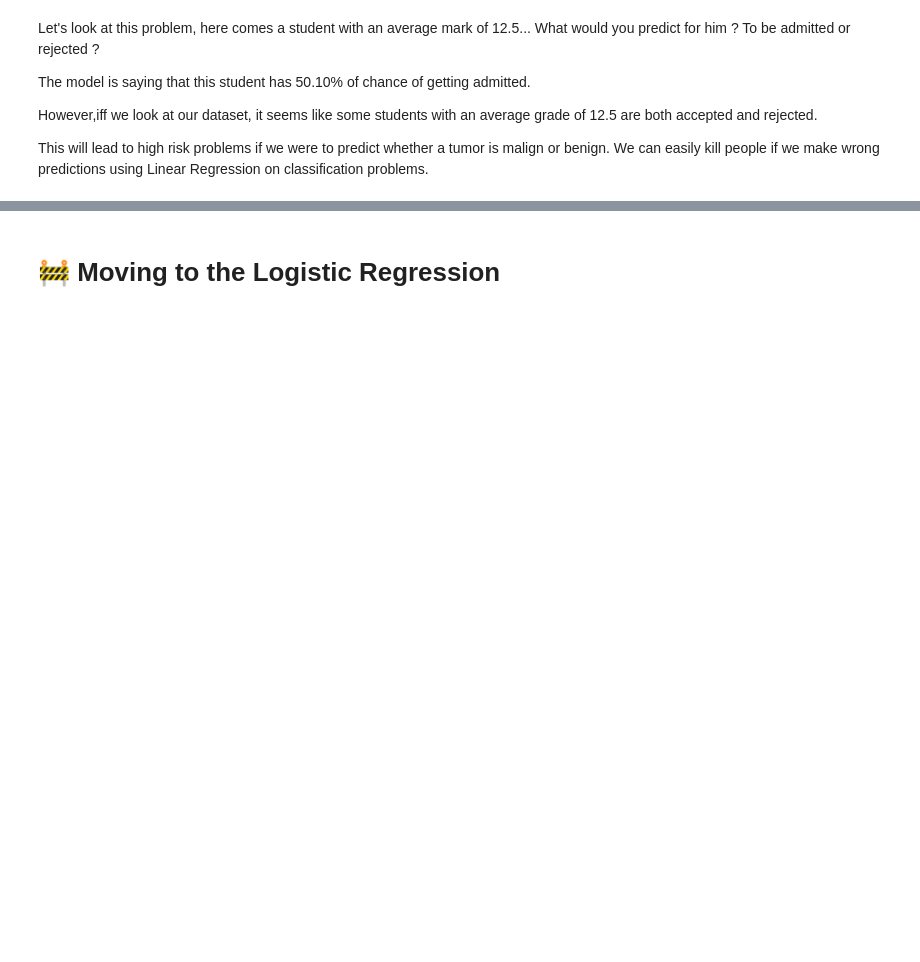
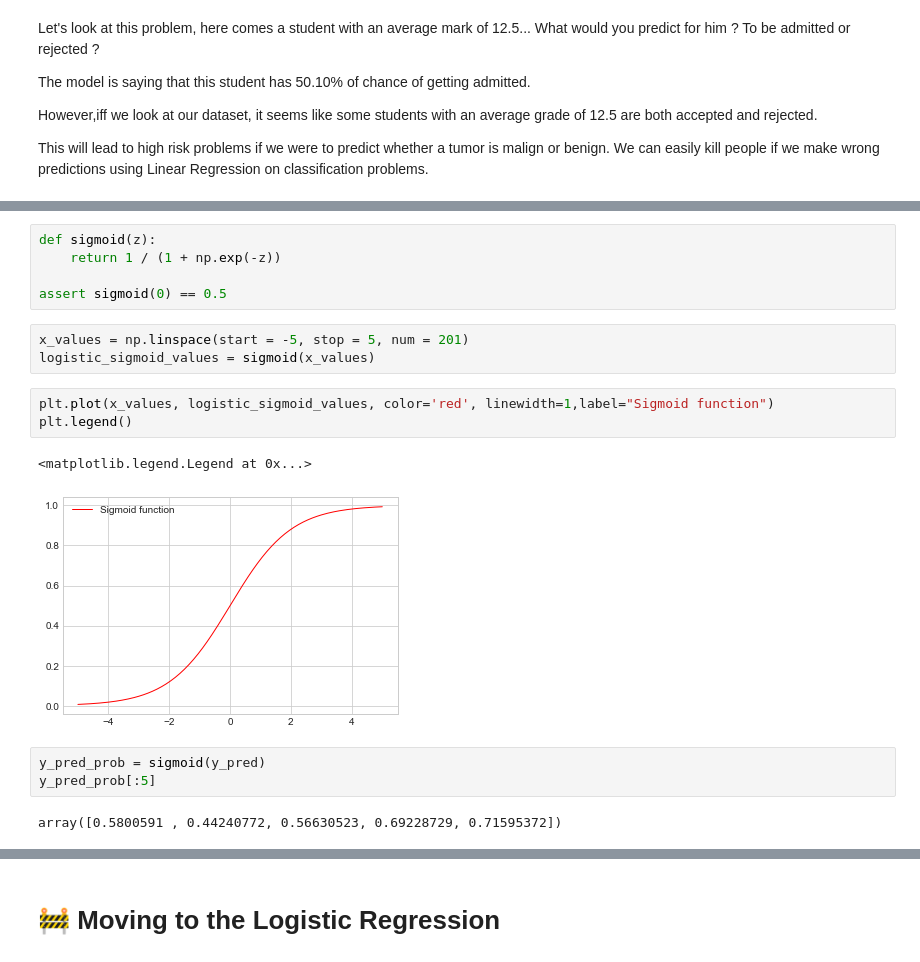
Before and after one commit to kawaremu/MLFromScratch, a Jupyter notebook: Logistic Regression.ipynb, the cells around one changed output, grey strips where cells are left out. Saved outputs shown, nothing was run; the diff lists cells and outputs as text; blank space fills up the shorter version.

Commit message:
Finished updating gradient (logistic)

```diff
--- a/Logistic Regression.ipynb
+++ b/Logistic Regression.ipynb
@@ -153,0 +162,19 @@ This will lead to high risk problems if we were to predict whether a tumor is ma
+# %%
+def sigmoid(z):
+    return 1 / (1 + np.exp(-z))
+
+assert sigmoid(0) == 0.5
+# %%
+x_values = np.linspace(start = -5, stop = 5, num = 201)
+logistic_sigmoid_values = sigmoid(x_values)
+# %%
+plt.plot(x_values, logistic_sigmoid_values, color='red', linewidth=1,label="Sigmoid function")
+plt.legend()
+# %% [output]
+<matplotlib.legend.Legend at 0x...>
+[figure, added]
+# %%
+y_pred_prob = sigmoid(y_pred)
+y_pred_prob[:5]
+# %% [output]
+array([0.5800591 , 0.44240772, 0.56630523, 0.69228729, 0.71595372])
```
Also changed, not shown: parts of 70 cells of this notebook, 1 other file.
